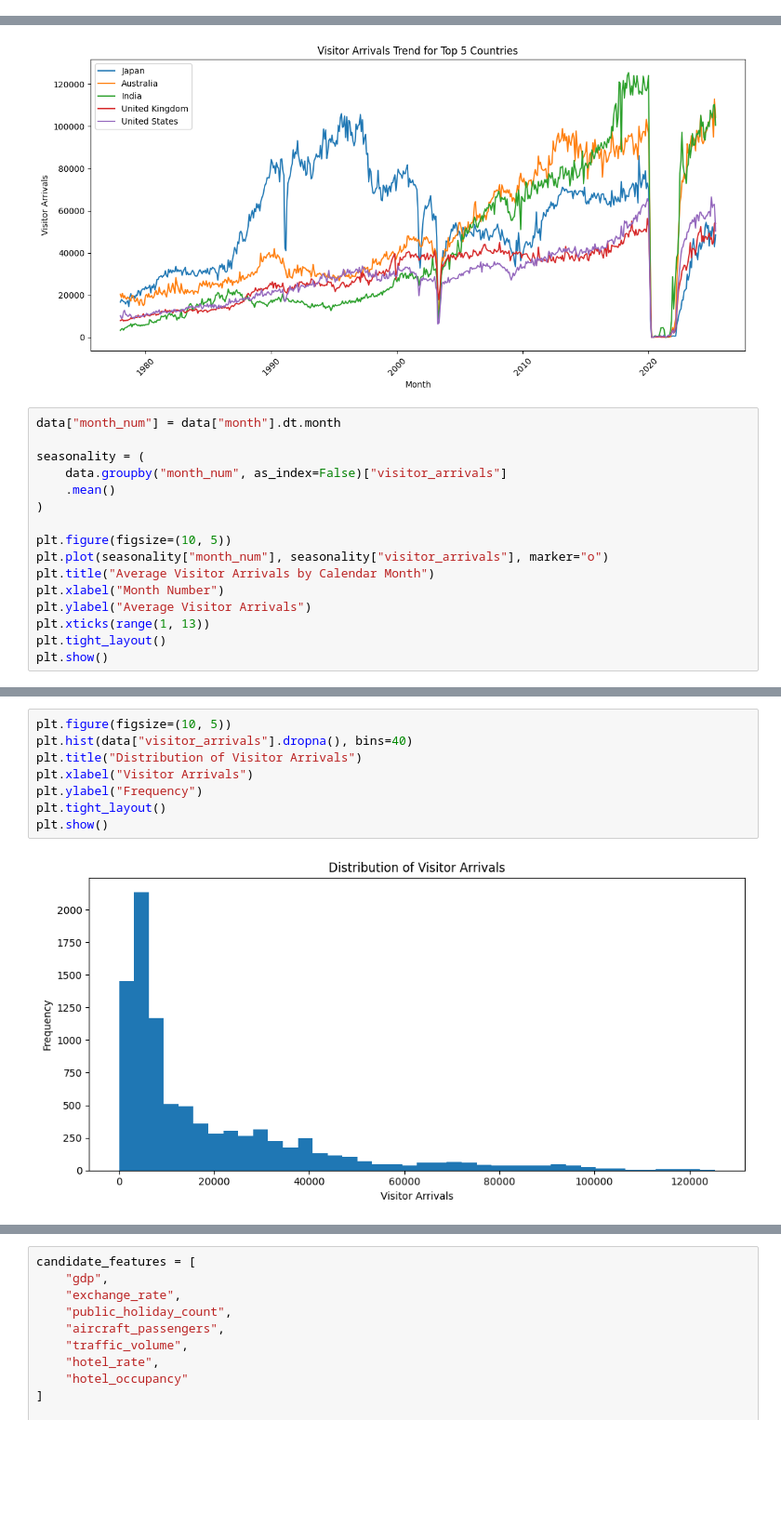
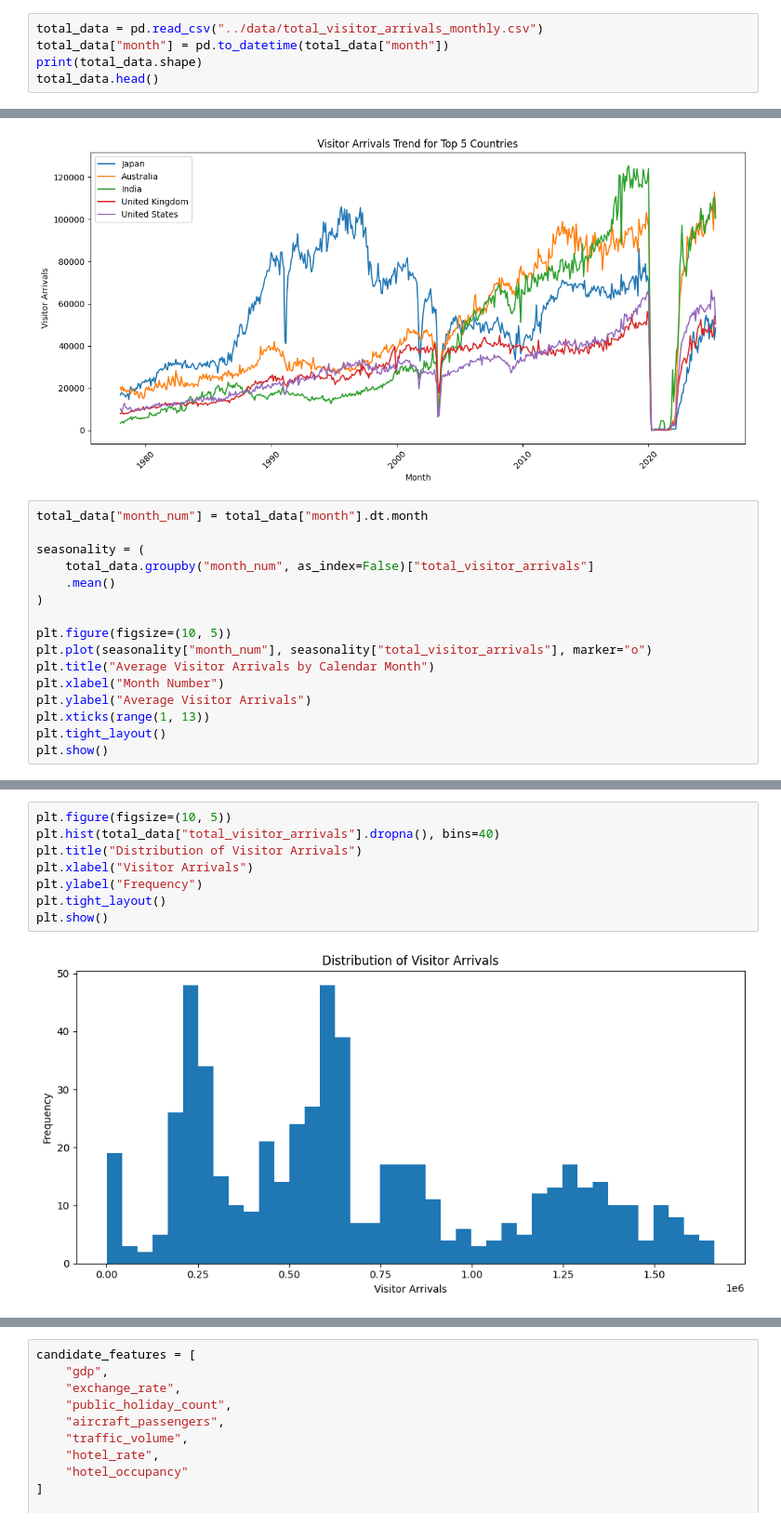
Before and after one commit to Lhanxi/IS3107-tourism-crowd-pipeline, a Jupyter notebook: notebooks/eda_features.ipynb, the cells around one changed output, grey strips where cells are left out. Shown at 93% size. Saved outputs shown, nothing was run; the diff lists cells and outputs as text; blank space fills up the shorter version.

```diff
--- a/notebooks/eda_features.ipynb
+++ b/notebooks/eda_features.ipynb
@@ -17,3 +17,8 @@ data.head()
 | 2 | Australia | 1978-03-01 | 20819.0 | 135608.0 | NaN | 9 | NaN | ... |
 | 3 | Australia | 1978-04-01 | 18697.0 | 135608.0 | NaN | 1 | NaN | ... |
 | 4 | Australia | 1978-05-01 | 19797.0 | 135608.0 | NaN | 3 | NaN | ... |
+# %%
+total_data = pd.read_csv("../data/total_visitor_arrivals_monthly.csv")
+total_data["month"] = pd.to_datetime(total_data["month"])
+print(total_data.shape)
+total_data.head()
@@ -119,15 +130,15 @@ plt.show()
 # %% [output]
 [figure]
 # %%
-data["month_num"] = data["month"].dt.month
+total_data["month_num"] = total_data["month"].dt.month
 
 seasonality = (
-    data.groupby("month_num", as_index=False)["visitor_arrivals"]
+    total_data.groupby("month_num", as_index=False)["total_visitor_arrivals"]
     .mean()
 )
 
 plt.figure(figsize=(10, 5))
-plt.plot(seasonality["month_num"], seasonality["visitor_arrivals"], marker="o")
+plt.plot(seasonality["month_num"], seasonality["total_visitor_arrivals"], marker="o")
 plt.title("Average Visitor Arrivals by Calendar Month")
 plt.xlabel("Month Number")
 plt.ylabel("Average Visitor Arrivals")
@@ -139,11 +157,11 @@ plt.show()
 # %%
 plt.figure(figsize=(10, 5))
-plt.hist(data["visitor_arrivals"].dropna(), bins=40)
+plt.hist(total_data["total_visitor_arrivals"].dropna(), bins=40)
 plt.title("Distribution of Visitor Arrivals")
 plt.xlabel("Visitor Arrivals")
 plt.ylabel("Frequency")
 plt.tight_layout()
 plt.show()
 # %% [output]
-[figure, old version]
+[figure, new version]
 # %%
```
Also changed, not shown: parts of 8 cells of this notebook.
